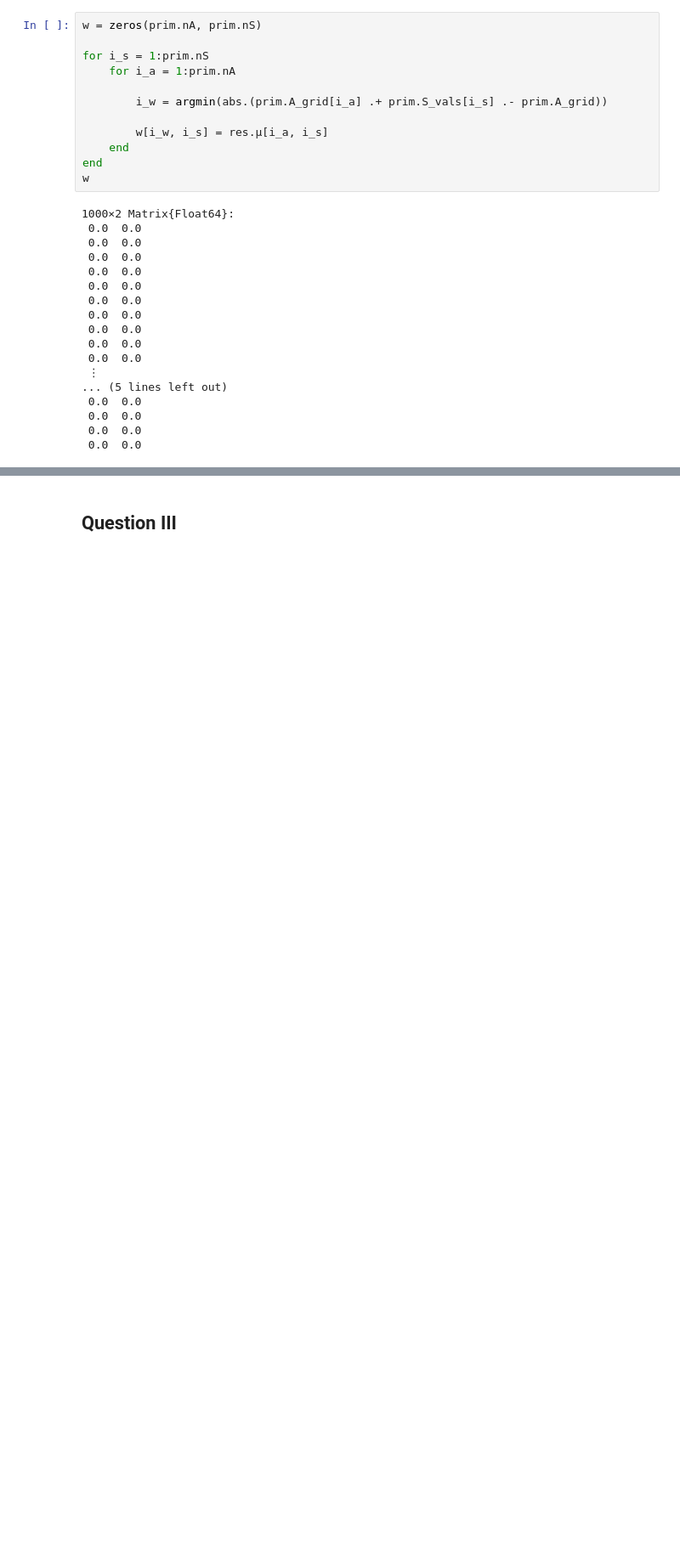
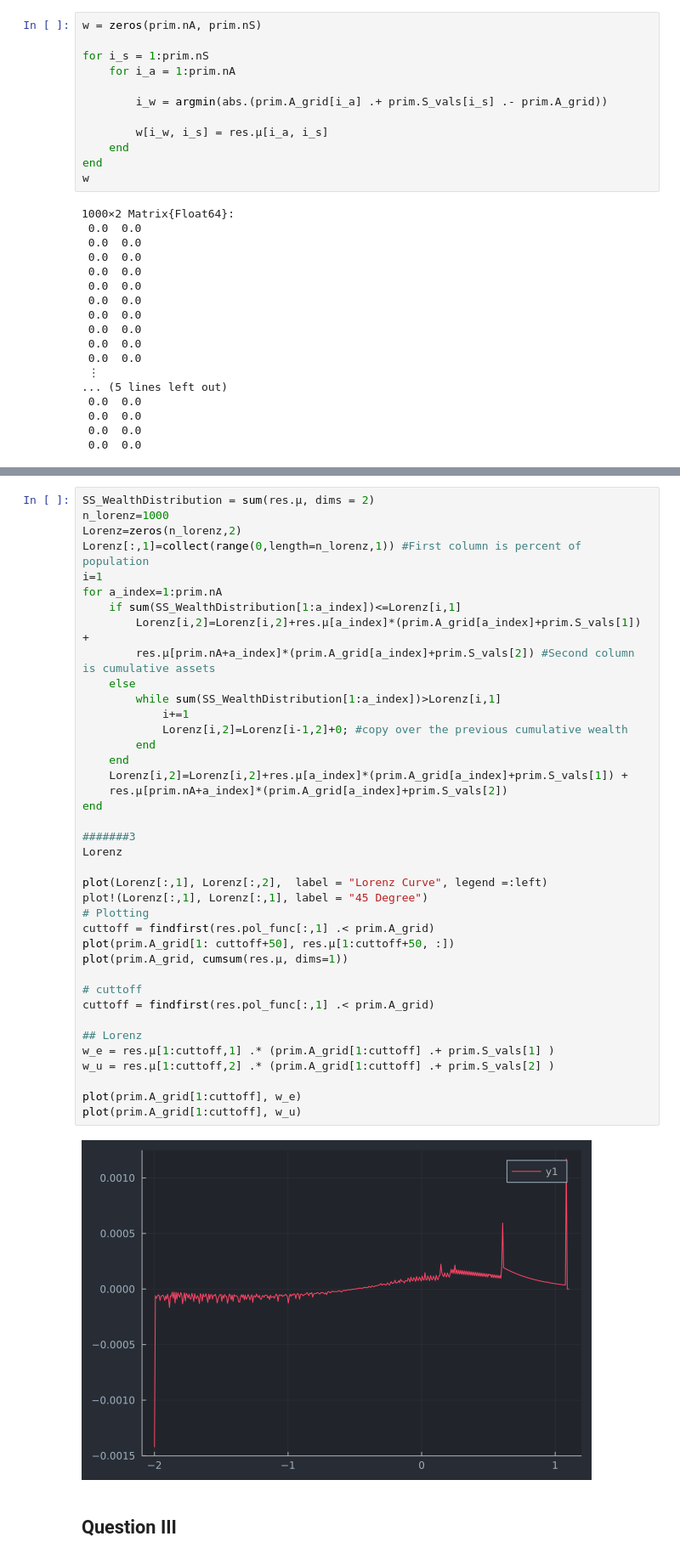
Before and after one commit to yobin-tim/ECON-899, a Jupyter notebook: PS2/Notebooks/PS2_solution.ipynb, the cells around one changed output, grey strips where cells are left out. Shown: that part at 85% size. Drawn from its saved outputs; the diff is of its cells as text; blank space fills up the shorter version.

```diff
--- a/PS2/Notebooks/PS2_solution.ipynb
+++ b/PS2/Notebooks/PS2_solution.ipynb
@@ -73,2 +97,43 @@ lorenz = unique([x/x[a_length] y/y[a_length]]; dims = 1)
+# %%
+SS_WealthDistribution = sum(res.μ, dims = 2)
+n_lorenz=1000
+Lorenz=zeros(n_lorenz,2)
+Lorenz[:,1]=collect(range(0,length=n_lorenz,1)) #First column is percent of population
+i=1
+for a_index=1:prim.nA
+    if sum(SS_WealthDistribution[1:a_index])<=Lorenz[i,1]
+        Lorenz[i,2]=Lorenz[i,2]+res.μ[a_index]*(prim.A_grid[a_index]+prim.S_vals[1]) +
+        res.μ[prim.nA+a_index]*(prim.A_grid[a_index]+prim.S_vals[2]) #Second column is cumulative assets
+    else
+        while sum(SS_WealthDistribution[1:a_index])>Lorenz[i,1]
+            i+=1
+            Lorenz[i,2]=Lorenz[i-1,2]+0; #copy over the previous cumulative wealth
+        end
+    end
+    Lorenz[i,2]=Lorenz[i,2]+res.μ[a_index]*(prim.A_grid[a_index]+prim.S_vals[1]) +
+    res.μ[prim.nA+a_index]*(prim.A_grid[a_index]+prim.S_vals[2])
+end
+
+#######3
+Lorenz
+
+plot(Lorenz[:,1], Lorenz[:,2],  label = "Lorenz Curve", legend =:left)
+plot!(Lorenz[:,1], Lorenz[:,1], label = "45 Degree")
+# Plotting
+cuttoff = findfirst(res.pol_func[:,1] .< prim.A_grid)
+plot(prim.A_grid[1: cuttoff+50], res.μ[1:cuttoff+50, :])
+plot(prim.A_grid, cumsum(res.μ, dims=1))
+
+# cuttoff
+cuttoff = findfirst(res.pol_func[:,1] .< prim.A_grid)
+
+## Lorenz
+w_e = res.μ[1:cuttoff,1] .* (prim.A_grid[1:cuttoff] .+ prim.S_vals[1] )
+w_u = res.μ[1:cuttoff,2] .* (prim.A_grid[1:cuttoff] .+ prim.S_vals[2] )
+
+plot(prim.A_grid[1:cuttoff], w_e)
+plot(prim.A_grid[1:cuttoff], w_u)
+# %% [output]
+[figure, added]
 # %% [markdown]
 ## Question III
```
Also changed, not shown: parts of 5 cells of this notebook, 11 other files.
